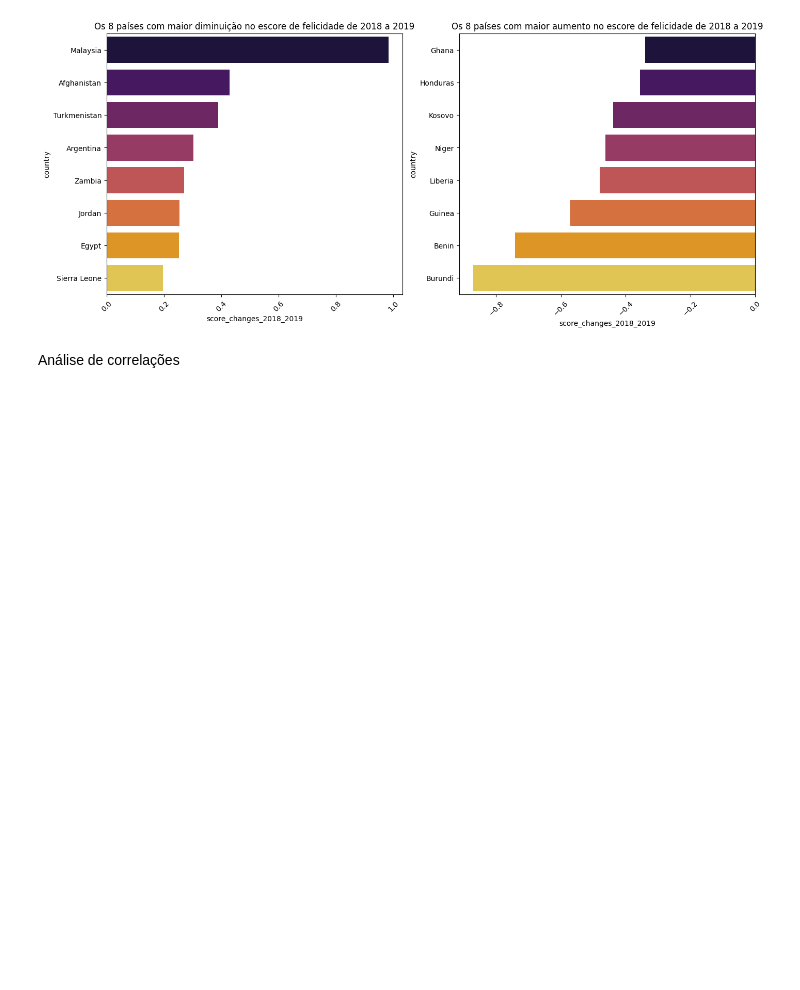
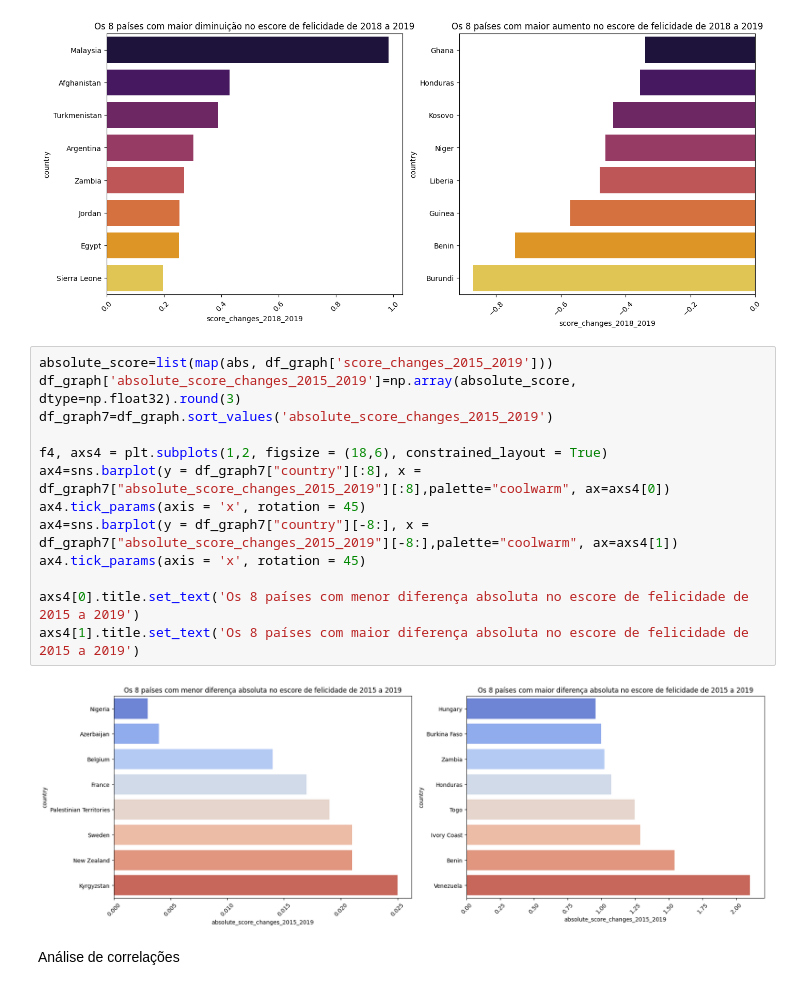
Before and after one commit to crismassaneiro/world-happiness-report, a Jupyter notebook: analisys.ipynb, the cells around one changed output. Saved outputs shown, nothing was run; the diff lists cells and outputs as text; blank space fills up the shorter version.

```diff
--- a/analisys.ipynb
+++ b/analisys.ipynb
@@ -203,6 +203,21 @@ axs2[0].title.set_text('Os 8 países com maior diminuição no escore de felicid
 axs2[1].title.set_text('Os 8 países com maior aumento no escore de felicidade de 2018 a 2019')
 # %% [output]
 [figure]
+# %%
+absolute_score=list(map(abs, df_graph['score_changes_2015_2019']))
+df_graph['absolute_score_changes_2015_2019']=np.array(absolute_score, dtype=np.float32).round(3)
+df_graph7=df_graph.sort_values('absolute_score_changes_2015_2019')
+
+f4, axs4 = plt.subplots(1,2, figsize = (18,6), constrained_layout = True)
+ax4=sns.barplot(y = df_graph7["country"][:8], x = df_graph7["absolute_score_changes_2015_2019"][:8],palette="coolwarm", ax=axs4[0])
+ax4.tick_params(axis = 'x', rotation = 45)
+ax4=sns.barplot(y = df_graph7["country"][-8:], x = df_graph7["absolute_score_changes_2015_2019"][-8:],palette="coolwarm", ax=axs4[1])
+ax4.tick_params(axis = 'x', rotation = 45)
+
+axs4[0].title.set_text('Os 8 países com menor diferença absoluta no escore de felicidade de 2015 a 2019')
+axs4[1].title.set_text('Os 8 países com maior diferença absoluta no escore de felicidade de 2015 a 2019')
+# %% [output]
+[figure, added]
 # %% [markdown]
 Análise de correlações
 # %%
```
